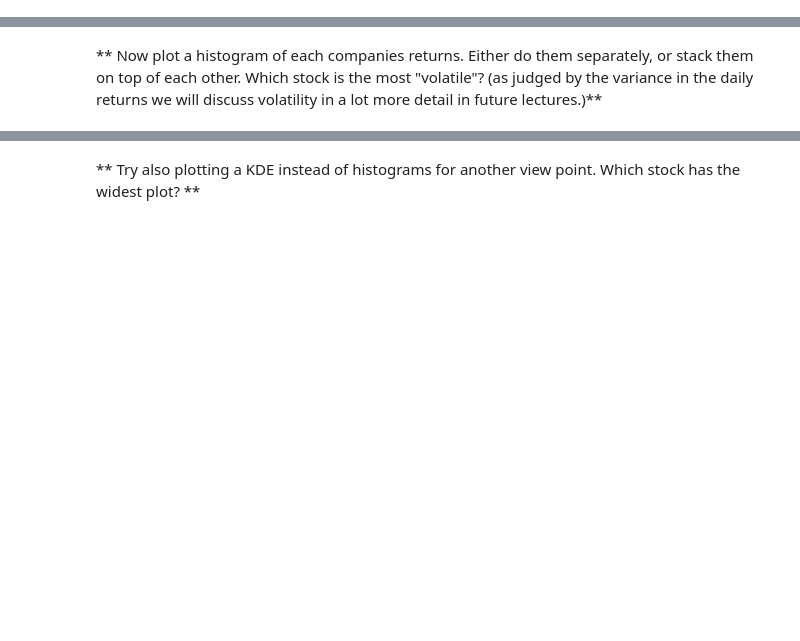
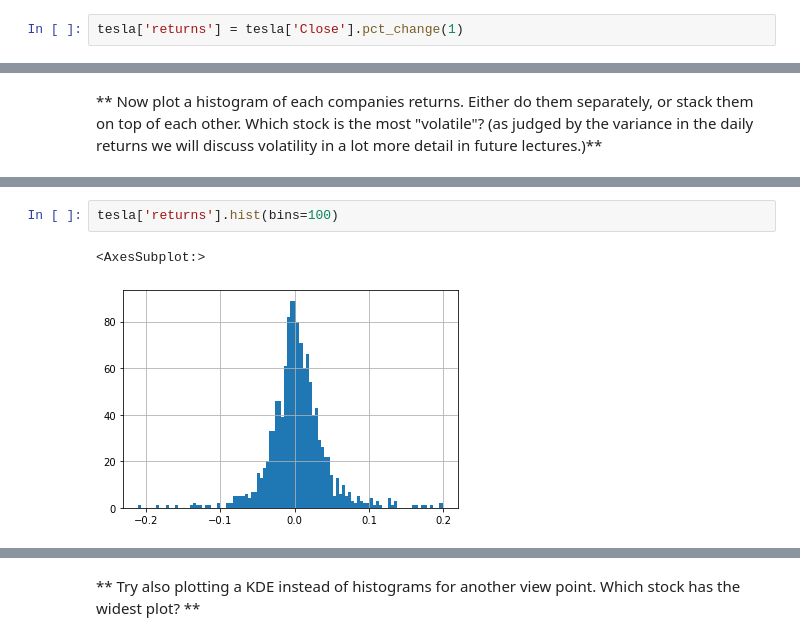
Before and after one commit to morris-huang-15/A-Stock-Market-Analysis-Project-using-Python, a Jupyter notebook: Stock Market Analysis Project.ipynb, the cells around one changed output, grey strips where cells are left out. Cells and saved outputs as stored; diff of their text form; blank space fills up the shorter version.

```diff
--- a/Stock Market Analysis Project.ipynb
+++ b/Stock Market Analysis Project.ipynb
@@ -306,0 +271,2 @@ This defines r_t (return at time t) as equal to the price at time t divided by t
+# %%
+tesla['returns'] = tesla['Close'].pct_change(1)
@@ -324,0 +298,5 @@ This defines r_t (return at time t) as equal to the price at time t divided by t
+# %%
+tesla['returns'].hist(bins=100)
+# %% [output]
+<AxesSubplot:>
+[figure, added]
```
Also changed, not shown: parts of 27 cells of this notebook.
